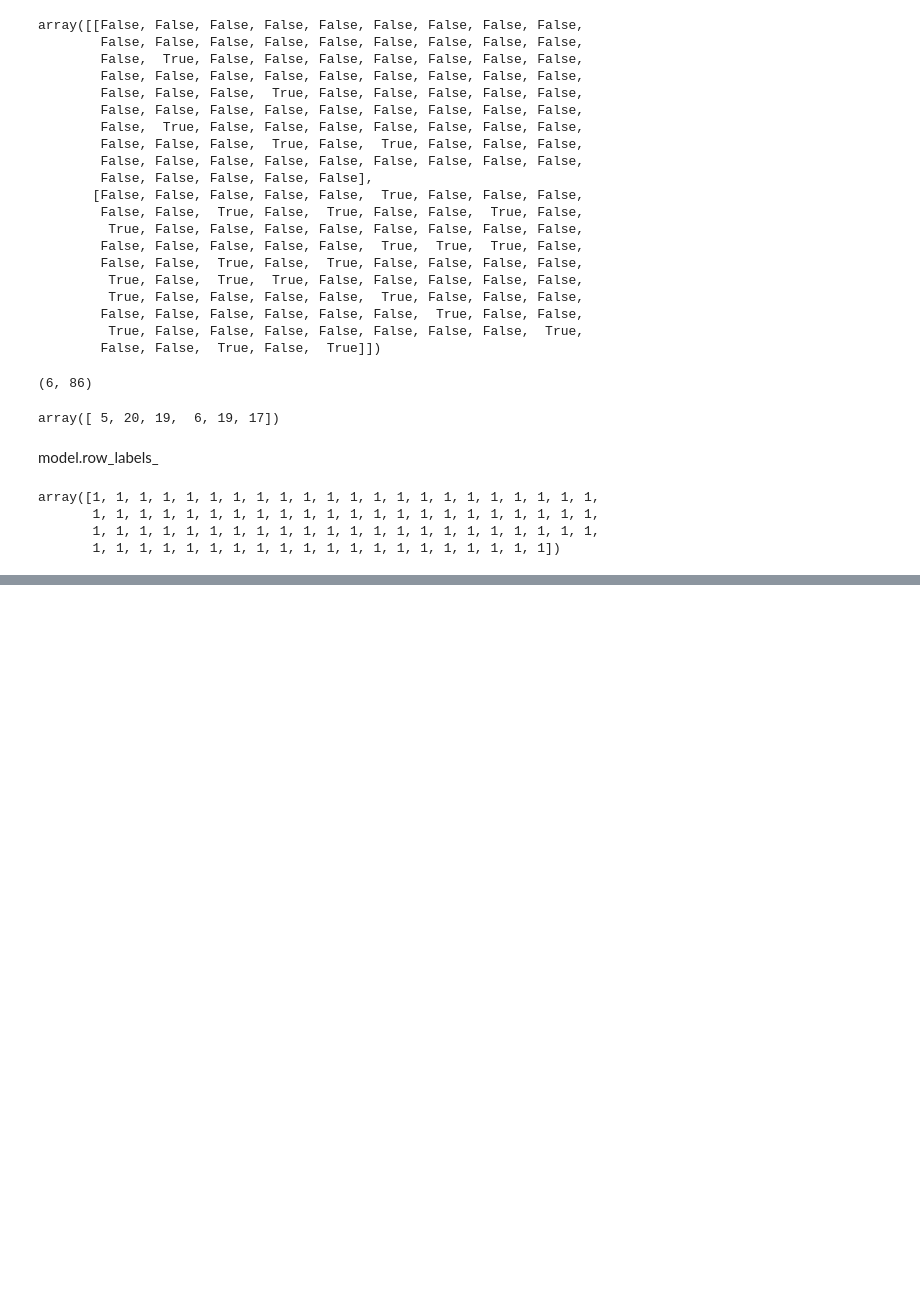
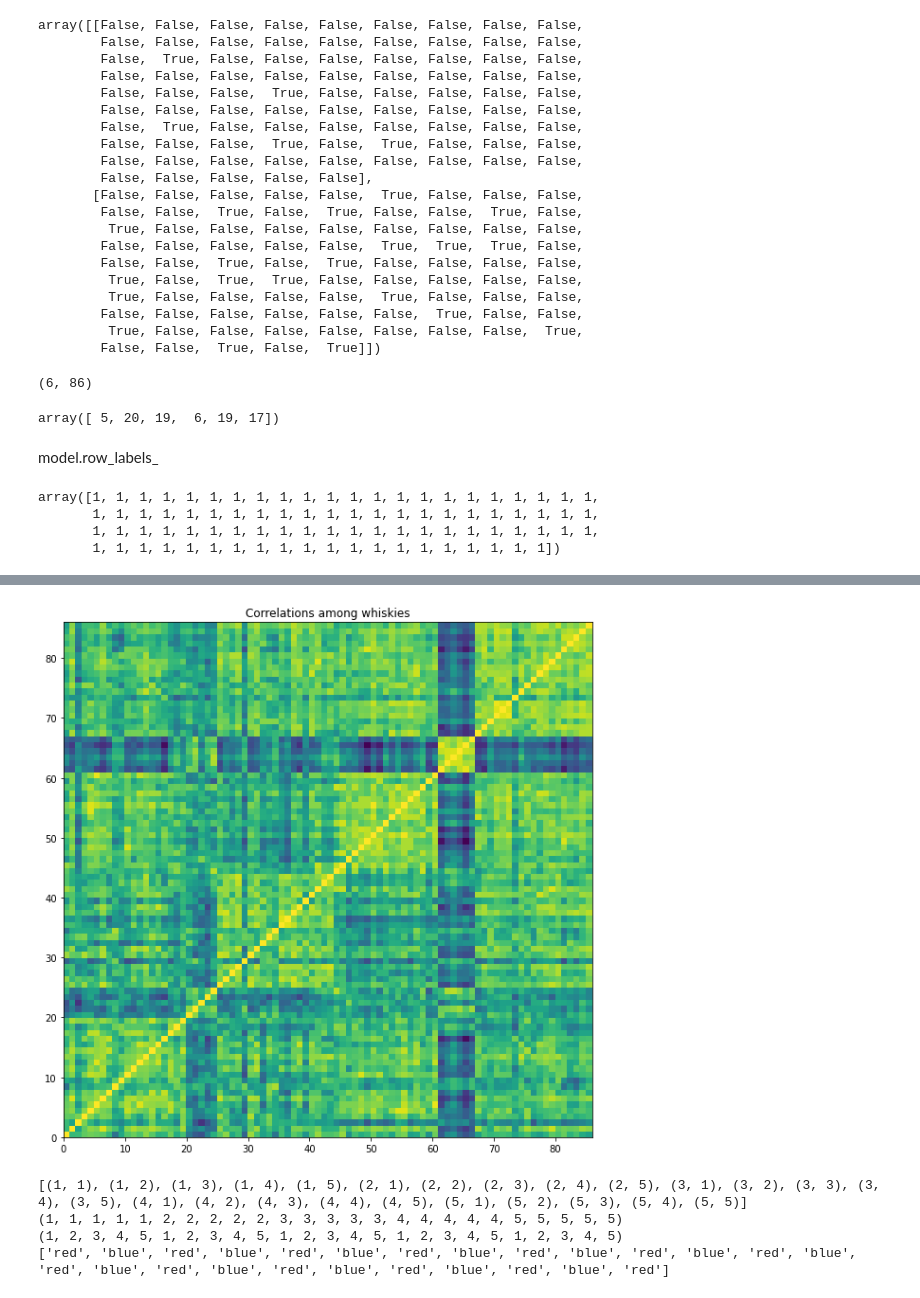
Before and after one commit to ashudva/Case_Studies, a Jupyter notebook: whisky/whisky_classification.ipynb, the cells around one changed output, grey strips where cells are left out. Cells and saved outputs as stored; diff of their text form; code cells hidden in the pictures; blank space fills up the shorter version.

```diff
--- a/whisky/whisky_classification.ipynb
+++ b/whisky/whisky_classification.ipynb
@@ -144,0 +191,6 @@ array([1, 1, 1, 1, 1, 1, 1, 1, 1, 1, 1, 1, 1, 1, 1, 1, 1, 1, 1, 1, 1, 1,
+# %%
+from sklearn.cluster.bicluster import SpectralCoclustering
+import numpy as np
+import pandas as pd
+whisky = pd.read_csv("whiskies.csv", index_col=0)
+correlations = pd.DataFrame.corr(whisky.loc[:, 'Body':'Floral'].transpose())
@@ -144,0 +226,74 @@ array([1, 1, 1, 1, 1, 1, 1, 1, 1, 1, 1, 1, 1, 1, 1, 1, 1, 1, 1, 1, 1, 1,
+# %%
+plt.figure(figsize=(10, 10))
+plt.pcolor(correlations)
+plt.title("Correlations among whiskies")
+plt.savefig("correlations_2.pdf")
+# %% [output]
+[figure, added]
+# %%
+# First, we import a tool to allow text to pop up on a plot when the cursor
+# hovers over it.  Also, we import a data structure used to store arguments
+# of what to plot in Bokeh.  Finally, we will use numpy for this section as well!
+
+from bokeh.plotting import figure, output_file, show
+from itertools import product
+from bokeh.models import HoverTool, ColumnDataSource
+
+# Let's plot a simple 5x5 grid of squares, alternating in color as red and blue.
+plot_values = [1, 2, 3, 4, 5]
+plot_colors = ["red", "blue"]
+
+# How do we tell Bokeh to plot each point in a grid?  Let's use a function that
+# finds each combination of values from 1-5.
+
+grid = list(product(plot_values, plot_values))
+print(grid)
+[(1, 1), (1, 2), (1, 3), (1, 4), (1, 5), (2, 1), (2, 2), (2, 3), (2, 4),
+ (2, 5), (3, 1), (3, 2), (3, 3), (3, 4), (3, 5), (4, 1), (4, 2), (4, 3),
+ (4, 4), (4, 5), (5, 1), (5, 2), (5, 3), (5, 4), (5, 5)]
+# The first value is the x coordinate, and the second value is the y coordinate.
+
+# Let's store these in separate lists.
+xs, ys = zip(*grid)
+print(xs)
+print(ys)
+(1, 1, 1, 1, 1, 2, 2, 2, 2, 2, 3, 3, 3, 3, 3, 4, 4, 4, 4, 4, 5, 5, 5, 5, 5)
+(1, 2, 3, 4, 5, 1, 2, 3, 4, 5, 1, 2, 3, 4, 5, 1, 2, 3, 4, 5, 1, 2, 3, 4, 5)
+
+# Now we will make a list of colors, alternating between red and blue.
+colors = [plot_colors[i % 2] for i in range(len(grid))]
+print(colors)
+[
+    'red', 'blue', 'red', 'blue', 'red', 'blue', 'red', 'blue', 'red', 'blue',
+    'red', 'blue', 'red', 'blue', 'red', 'blue', 'red', 'blue', 'red', 'blue',
+    'red', 'blue', 'red', 'blue', 'red'
+]
+
+# Finally, let's determine the strength of transparency (alpha) for each point,
+# where 0 is completely transparent.
+alphas = np.linspace(0, 1, len(grid))
+
+# Bokeh likes each of these to be stored in a special dataframe, called
+# ColumnDataSource.  Let's store our coordinates, colors, and alpha values.
+source = ColumnDataSource(data={
+    "x": xs,
+    "y": ys,
+    "colors": colors,
+    "alphas": alphas,
+})
+
+# We are ready to make our interactive Bokeh plot!
+
+output_file("Basic_Example.html", title="Basic Example")
+fig = figure(tools="hover")
+fig.rect("x", "y", 0.9, 0.9, source=source, color="colors", alpha="alphas")
+hover = fig.select(dict(type=HoverTool))
+hover.tooltips = {
+    "Value": "@x, @y",
+}
+show(fig)
+# %% [output]
+[(1, 1), (1, 2), (1, 3), (1, 4), (1, 5), (2, 1), (2, 2), (2, 3), (2, 4), (2, 5), (3, 1), (3, 2), (3, 3), (3, 4), (3, 5), (4, 1), (4, 2), (4, 3), (4, 4), (4, 5), (5, 1), (5, 2), (5, 3), (5, 4), (5, 5)]
+(1, 1, 1, 1, 1, 2, 2, 2, 2, 2, 3, 3, 3, 3, 3, 4, 4, 4, 4, 4, 5, 5, 5, 5, 5)
+(1, 2, 3, 4, 5, 1, 2, 3, 4, 5, 1, 2, 3, 4, 5, 1, 2, 3, 4, 5, 1, 2, 3, 4, 5)
+['red', 'blue', 'red', 'blue', 'red', 'blue', 'red', 'blue', 'red', 'blue', 'red', 'blue', 'red', 'blue', 'red', 'blue', 'red', 'blue', 'red', 'blue', 'red', 'blue', 'red', 'blue', 'red']
```
Also changed, not shown: parts of 12 cells of this notebook, 6 other files.
